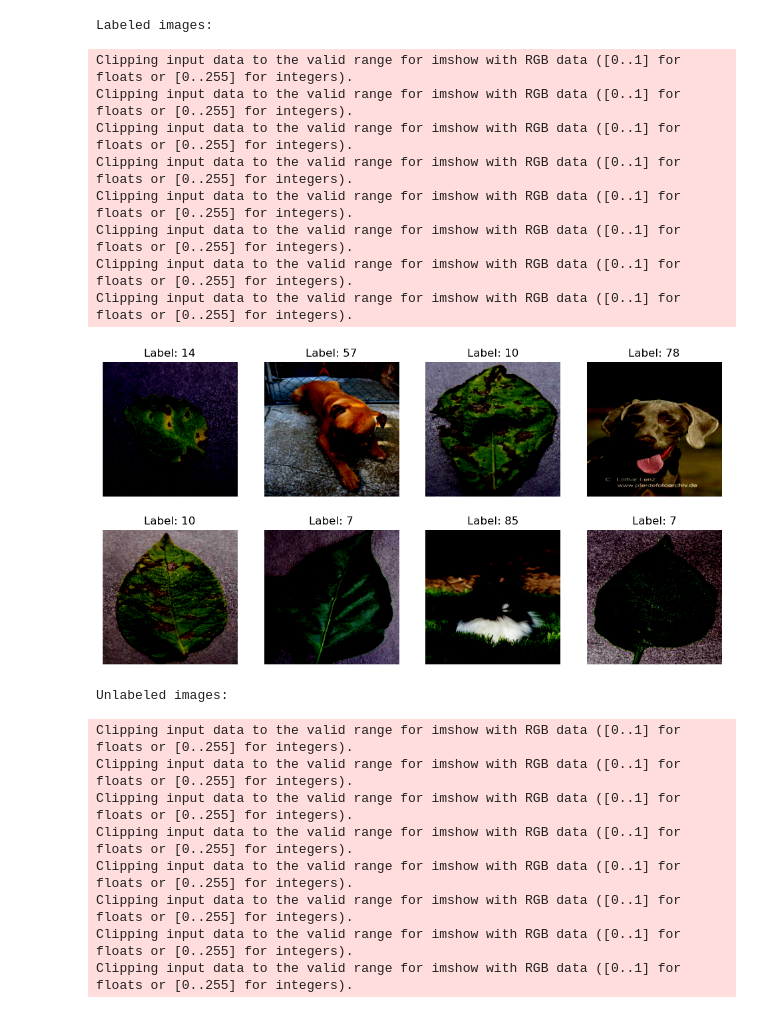
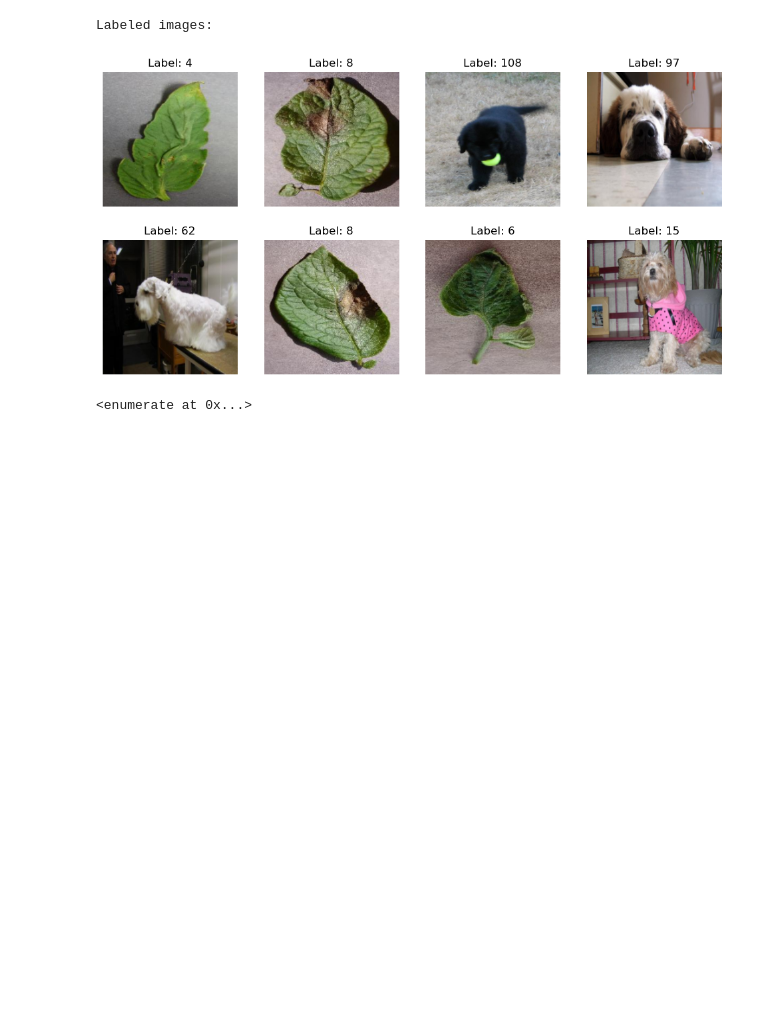
Before and after one commit to mitquach/CSE244A-Final-Project, a Jupyter notebook: FinalProject.ipynb, the cells around one changed output. Cells and saved outputs as stored; diff of their text form; code cells hidden in the pictures; blank space fills up the shorter version.

```diff
--- a/FinalProject.ipynb
+++ b/FinalProject.ipynb
@@ -21,6 +31,7 @@ class LabeledImageDataset(Dataset):
         return len(self.data)
 
     def __getitem__(self, idx):
+        idx = int(idx)
         img_name = os.path.join(self.root_dir, self.data.iloc[idx, 0])
         image = Image.open(img_name).convert("RGB")
         label = self.data.iloc[idx, 1]  # Assuming the label is in the second column
@@ -40,6 +51,7 @@ class UnlabeledImageDataset(Dataset):
         return len(self.image_paths)
 
     def __getitem__(self, idx):
+        idx = int(idx)
         img_name = self.image_paths[idx]
         image = Image.open(img_name).convert("RGB")
 
@@ -67,52 +68,62 @@ test_dataset = UnlabeledImageDataset(root_dir='/media/nvme1/mitquach/ucsc-cse-24
+# %%
+# Initialize datasets
+labeled_dataset = LabeledImageDataset(csv_file=os.path.join(data_prefix,'train_labeled.csv'), root_dir=os.path.join(data_prefix,'train/labeled'), transform=transform)
+unlabeled_dataset = UnlabeledImageDataset(root_dir=os.path.join(data_prefix,'train/unlabeled'), transform=transform)
+
+# Training / validation split
+val_ratio = 0.1
+batch_size = 32
+
+val_size = int(val_ratio * len(labeled_dataset))
+train_size = len(labeled_dataset) - val_size
+
+generator1 = torch.Generator().manual_seed(12341234)
+# Generate as indices so we can save them if needed, but I'm not doing that yet - Daniel
+val_idx, train_idx = torch.utils.data.random_split(torch.arange(len(labeled_dataset)), [val_size, train_size], generator=generator1)
+train =  torch.utils.data.Subset(labeled_dataset, train_idx)
+val =  torch.utils.data.Subset(labeled_dataset, val_idx)
+
+labeled_train_data = DataLoader(train, batch_size=batch_size, shuffle=True, num_workers=8, persistent_workers=True, pin_memory=True)
+labeled_val_data = DataLoader(val, batch_size=batch_size, shuffle=False, num_workers=8, persistent_workers=True, pin_memory=True)
 # %%
 import matplotlib.pyplot as plt
 
 # Function to display a batch of labeled images with labels
 def show_labeled_batch(data_loader):
     images, labels = next(iter(data_loader))
     plt.figure(figsize=(12, 6))
     for idx in range(min(8, len(images))):
         plt.subplot(2, 4, idx + 1)
-        plt.imshow(images[idx].permute(1, 2, 0))  # Convert from Tensor format
+        img = images[idx].permute(1, 2, 0) # Convert from Tensor format
+        img = img/2 + 0.5 # This roughly un-normalizes them back to a valid range for imshow - Daniel
+        plt.imshow(img)
         plt.title(f'Label: {labels[idx].item()}')
         plt.axis('off')
     plt.show()
 
 # Function to display a batch of unlabeled images
 def show_unlabeled_batch(data_loader):
     images = next(iter(data_loader))
     plt.figure(figsize=(12, 6))
     for idx in range(min(8, len(images))):
         plt.subplot(2, 4, idx + 1)
-        plt.imshow(images[idx].permute(1, 2, 0))  # Convert from Tensor format
+        img = images[idx].permute(1, 2, 0) # Convert from Tensor format
+        img = img/2 + 0.5 # This roughly un-normalizes them back to a valid range for imshow - Daniel
+        plt.imshow(img)
         plt.title("Unlabeled Image")
         plt.axis('off')
     plt.show()
 
 # Display a batch of labeled images
 print("Labeled images:")
-show_labeled_batch(labeled_loader)
+show_labeled_batch(labeled_train_data)
+enumerate(labeled_train_data) # Reset the dataloader https://stackoverflow.com/questions/60311307/how-does-one-reset-the-dataloader-in-pytorch
+pass
 
-# Display a batch of unlabeled images
-print("Unlabeled images:")
-show_unlabeled_batch(unlabeled_loader)
+# # Display a batch of unlabeled images
+# print("Unlabeled images:")
+# show_unlabeled_batch(unlabeled_loader)
 # %% [output]
 Labeled images:
+[figure, new version]
-Clipping input data to the valid range for imshow with RGB data ([0..1] for floats or [0..255] for integers).
-Clipping input data to the valid range for imshow with RGB data ([0..1] for floats or [0..255] for integers).
-Clipping input data to the valid range for imshow with RGB data ([0..1] for floats or [0..255] for integers).
-Clipping input data to the valid range for imshow with RGB data ([0..1] for floats or [0..255] for integers).
-Clipping input data to the valid range for imshow with RGB data ([0..1] for floats or [0..255] for integers).
-Clipping input data to the valid range for imshow with RGB data ([0..1] for floats or [0..255] for integers).
-Clipping input data to the valid range for imshow with RGB data ([0..1] for floats or [0..255] for integers).
-Clipping input data to the valid range for imshow with RGB data ([0..1] for floats or [0..255] for integers).
+<enumerate at 0x...>
-[figure, old version]
-Unlabeled images:
-Clipping input data to the valid range for imshow with RGB data ([0..1] for floats or [0..255] for integers).
-Clipping input data to the valid range for imshow with RGB data ([0..1] for floats or [0..255] for integers).
-Clipping input data to the valid range for imshow with RGB data ([0..1] for floats or [0..255] for integers).
-Clipping input data to the valid range for imshow with RGB data ([0..1] for floats or [0..255] for integers).
-Clipping input data to the valid range for imshow with RGB data ([0..1] for floats or [0..255] for integers).
-Clipping input data to the valid range for imshow with RGB data ([0..1] for floats or [0..255] for integers).
-Clipping input data to the valid range for imshow with RGB data ([0..1] for floats or [0..255] for integers).
-Clipping input data to the valid range for imshow with RGB data ([0..1] for floats or [0..255] for integers).
```
Also changed, not shown: parts of 10 cells of this notebook.
